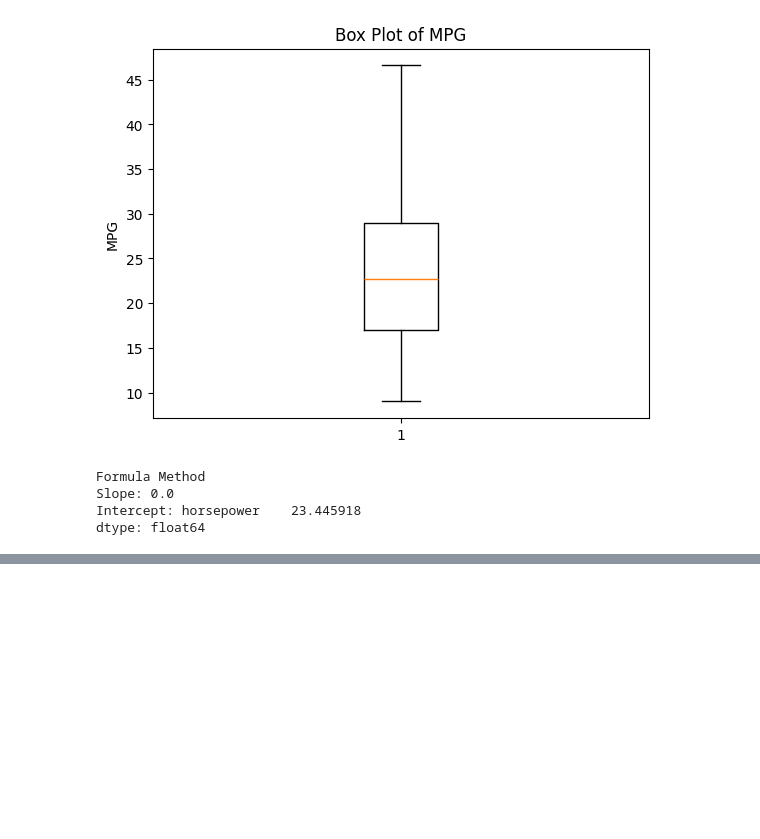
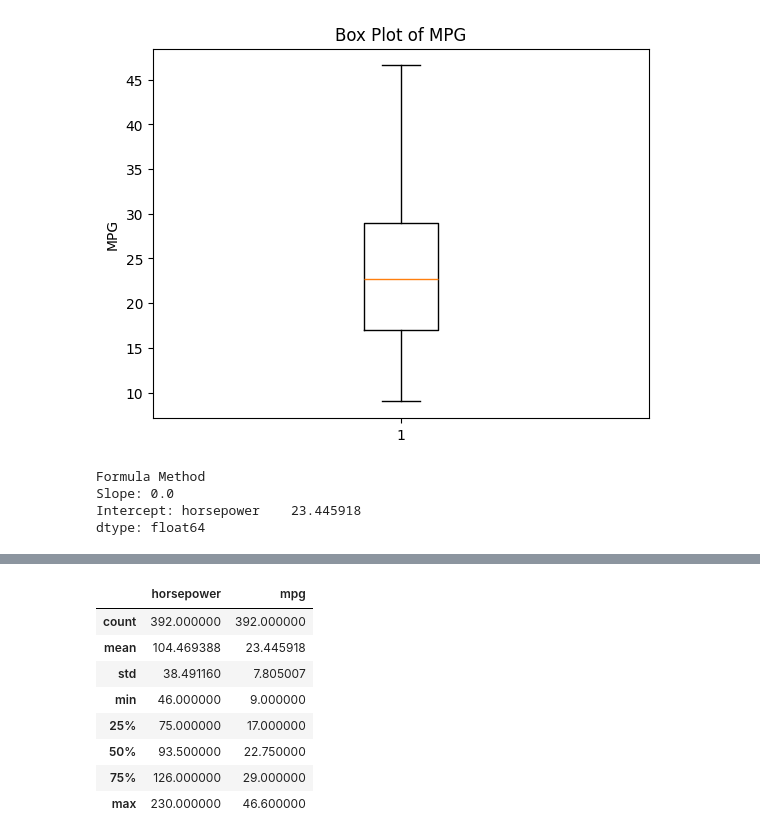
Before and after one commit to suhasdj04/Machine-Learning, a Jupyter notebook: cls.ipynb, the cells around one changed output, grey strips where cells are left out. Saved outputs shown, nothing was run; the diff lists cells and outputs as text; code cells hidden in the pictures; blank space fills up the shorter version.

```diff
--- a/cls.ipynb
+++ b/cls.ipynb
@@ -68,0 +86,12 @@ dtype: float64
+# %%
+df.describe()
+# %% [output]
+|  | horsepower | mpg |
+| count | 392.000000 | 392.000000 |
+| mean | 104.469388 | 23.445918 |
+| std | 38.491160 | 7.805007 |
+| min | 46.000000 | 9.000000 |
+| 25% | 75.000000 | 17.000000 |
+| 50% | 93.500000 | 22.750000 |
+| 75% | 126.000000 | 29.000000 |
+| max | 230.000000 | 46.600000 |
```
Also changed, not shown: parts of 4 cells of this notebook.
